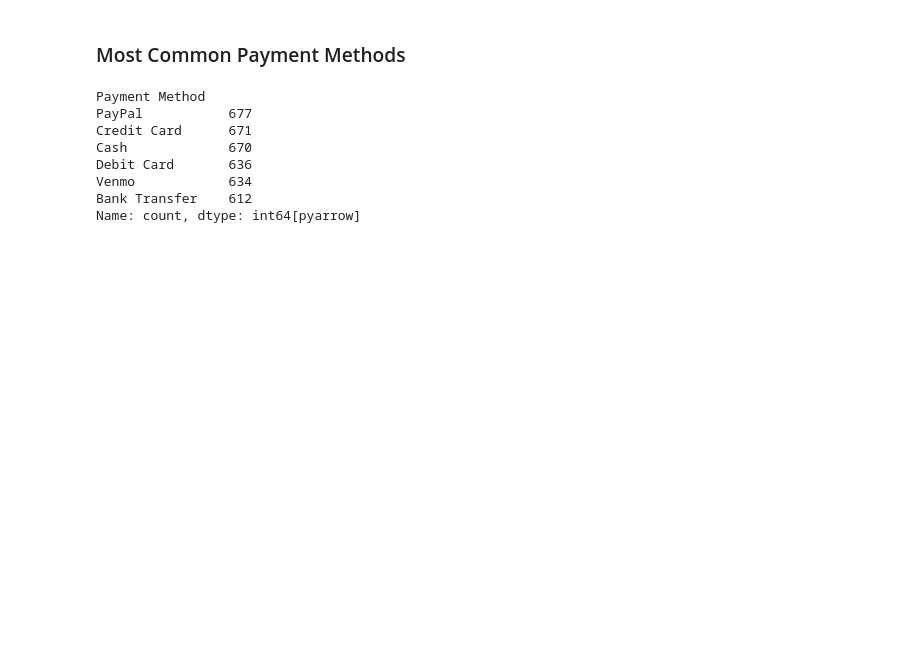
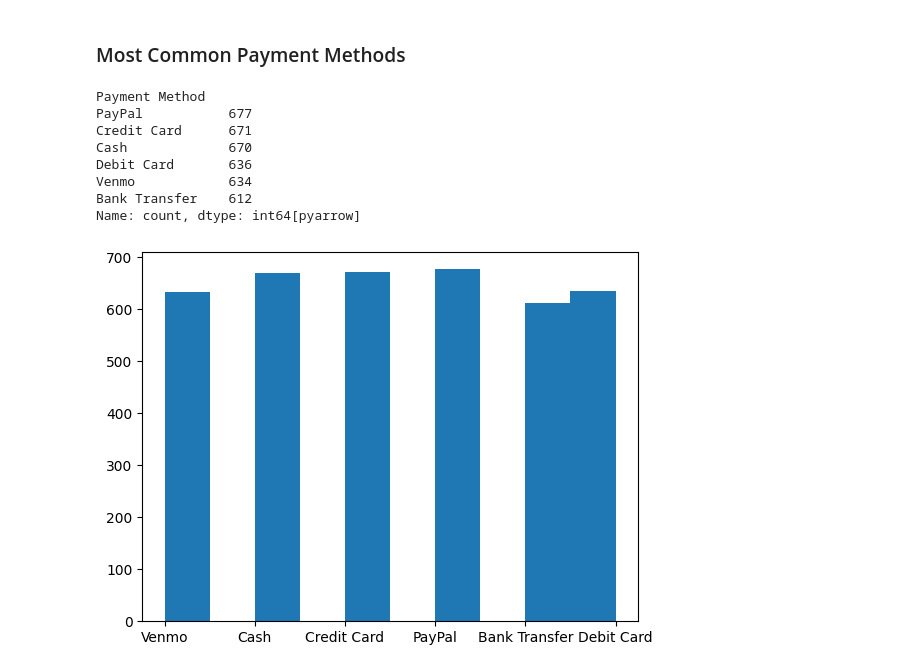
Before and after one commit to look4abhinav/Customer-Shopping-Trends-Analysis, a Jupyter notebook: Shopping Analysis.ipynb, the cells around one changed output. Saved outputs shown, nothing was run; the diff lists cells and outputs as text; code cells hidden in the pictures; blank space fills up the shorter version.

```diff
--- a/Shopping Analysis.ipynb
+++ b/Shopping Analysis.ipynb
@@ -96,3 +96,9 @@ Debit Card       636
 Venmo            634
 Bank Transfer    612
 Name: count, dtype: int64[pyarrow]
+# %%
+plt.figure()
+plt.hist(shop["Payment Method"])
+plt.show()
+# %% [output]
+[figure, added]
```
Also changed, not shown: parts of 1 cell of this notebook.
